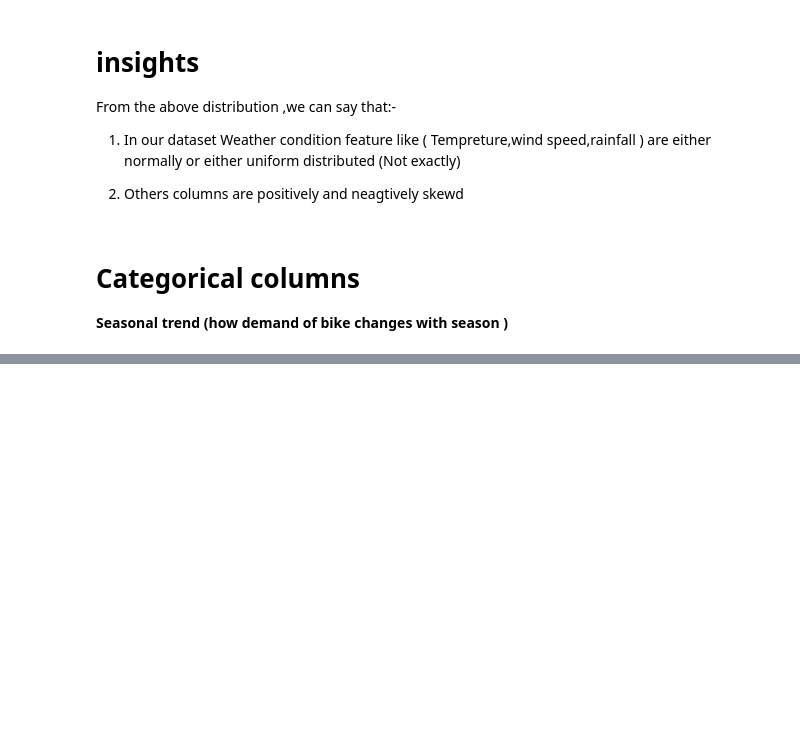
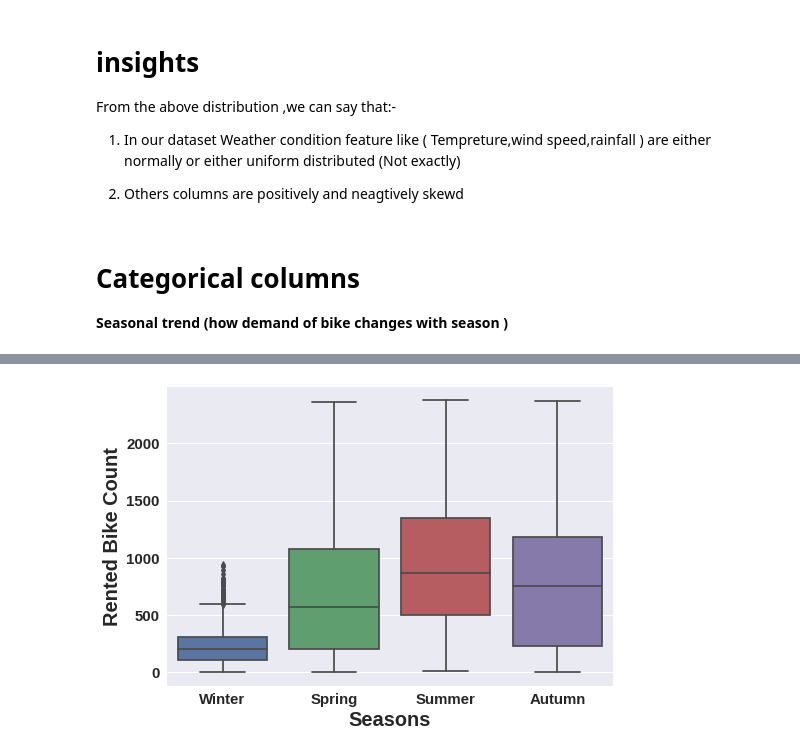
Before and after one commit to nehal35/Bike-sharing-demand-prediction, a Jupyter notebook: Bike_Sharing_Demand_Prediction_Capstone_Project.ipynb, the cells around one changed output, grey strips where cells are left out. Saved outputs shown, nothing was run; the diff lists cells and outputs as text; code cells hidden in the pictures; blank space fills up the shorter version.

```diff
--- a/Bike_Sharing_Demand_Prediction_Capstone_Project.ipynb
+++ b/Bike_Sharing_Demand_Prediction_Capstone_Project.ipynb
@@ -340,0 +349,5 @@ From the above distribution ,we can say that:-
+# %%
+sns.boxplot(x=bike_df_copy["Seasons"],y=bike_df_copy['Rented Bike Count'])
+plt.show()
+# %% [output]
+[figure, added]
```
Also changed, not shown: parts of 66 cells of this notebook.
